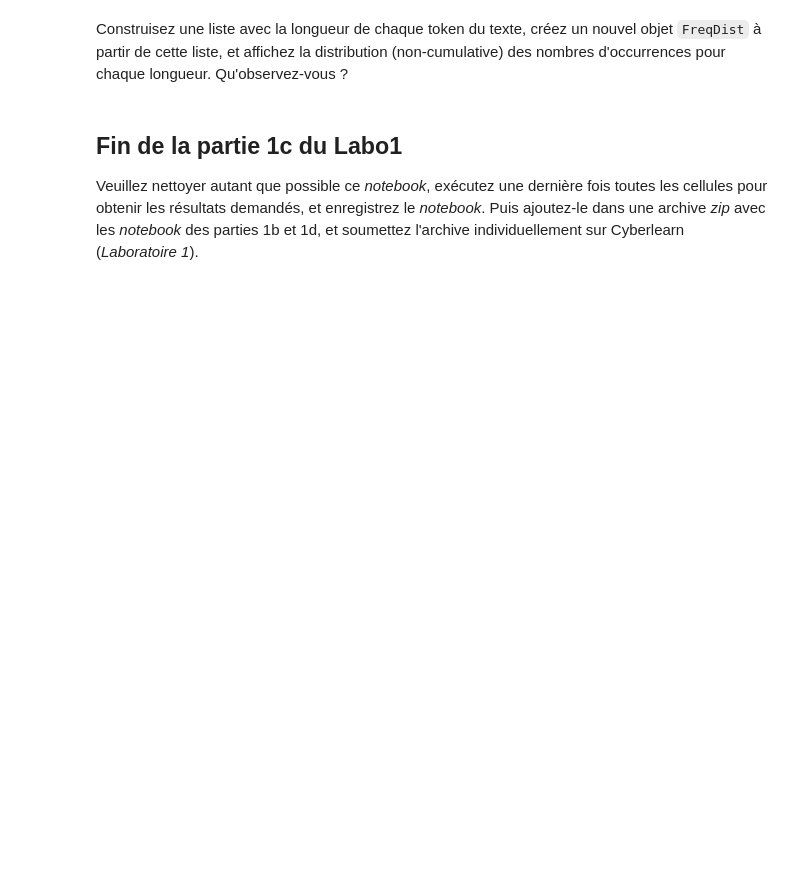
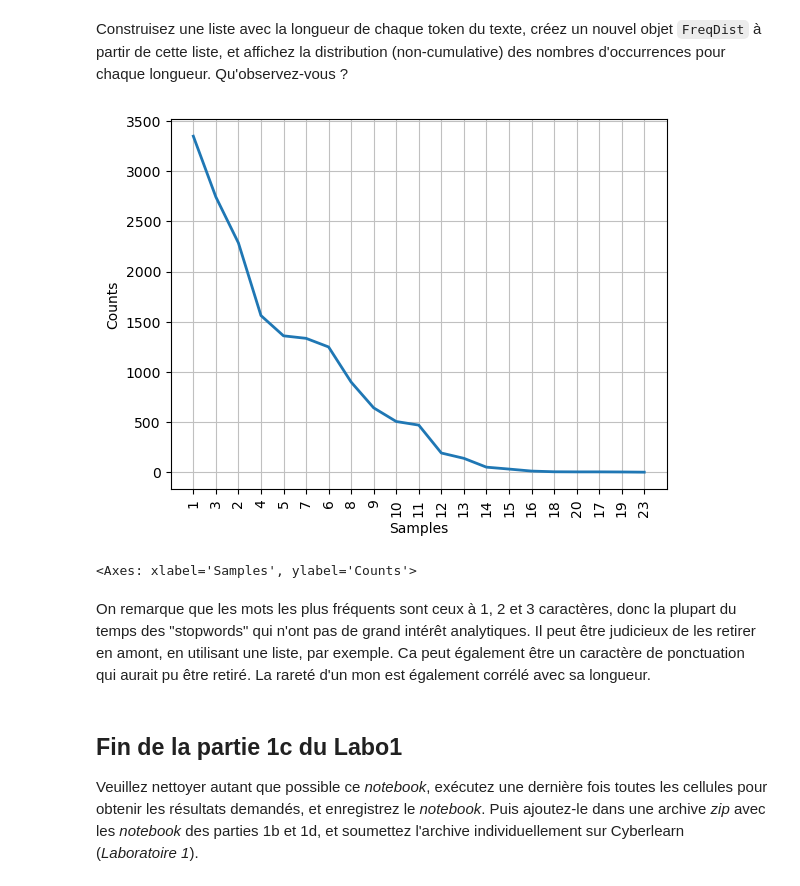
Before and after one commit to bchollet/TAL-LABOS, a Jupyter notebook: LABO1/TAL_Labo1c_student.ipynb, the cells around one changed output. Drawn from its saved outputs; the diff is of its cells as text; code cells hidden in the pictures; blank space fills up the shorter version.

```diff
--- a/LABO1/TAL_Labo1c_student.ipynb
+++ b/LABO1/TAL_Labo1c_student.ipynb
@@ -66,4 +166,12 @@ Affichez le graphique cumulatif du nombre d'occurrences des 70 mots les plus fr
 Construisez une liste avec la longueur de chaque token du texte, créez un nouvel objet `FreqDist` à partir de cette liste, et affichez la distribution (non-cumulative) des nombres d'occurrences pour chaque longueur.  Qu'observez-vous ?
 # %%
 # Please write your Python code below and execute it.
+lengths_tokens = [len(w) for w in words2]
+lengths_tokens_distrib = nltk.FreqDist(lengths_tokens)
+lengths_tokens_distrib.plot()
+# %% [output]
+[figure, added]
+<Axes: xlabel='Samples', ylabel='Counts'>
+# %% [markdown]
+On remarque que les mots les plus fréquents sont ceux à 1, 2 et 3 caractères, donc la plupart du temps des "stopwords" qui n'ont pas de grand intérêt analytiques. Il peut être judicieux de les retirer en amont, en utilisant une liste, par exemple. Ca peut également être un caractère de ponctuation qui aurait pu être retiré. La rareté d'un mon est également corrélé avec sa longueur.
 # %% [markdown]
```
Also changed, not shown: parts of 14 cells of this notebook, 2 other files.
